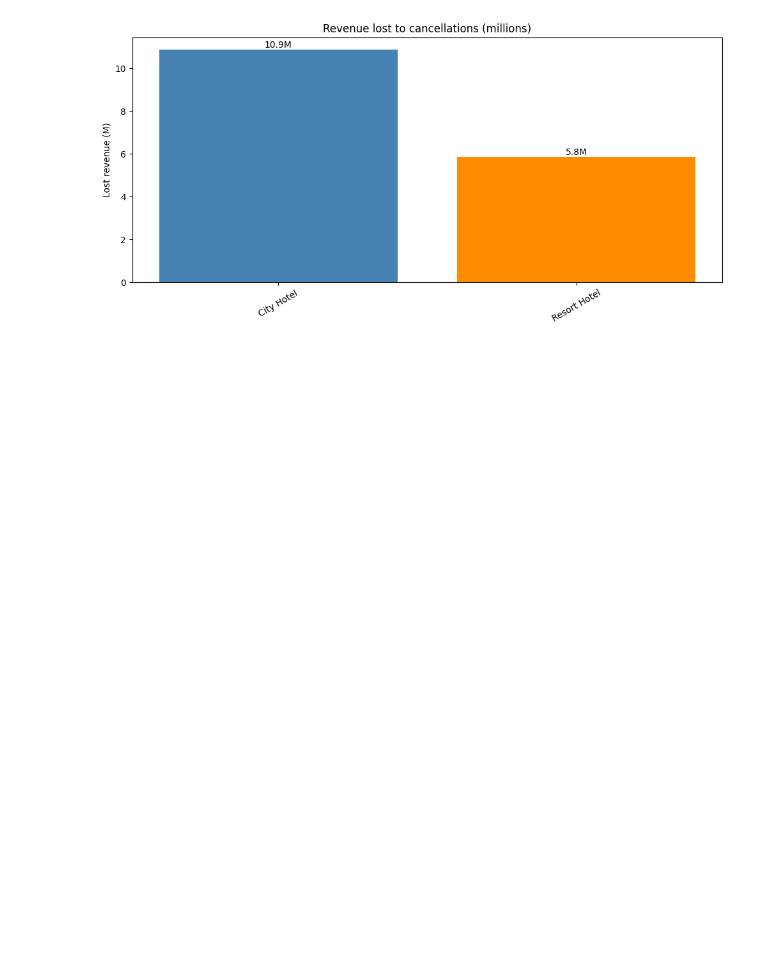
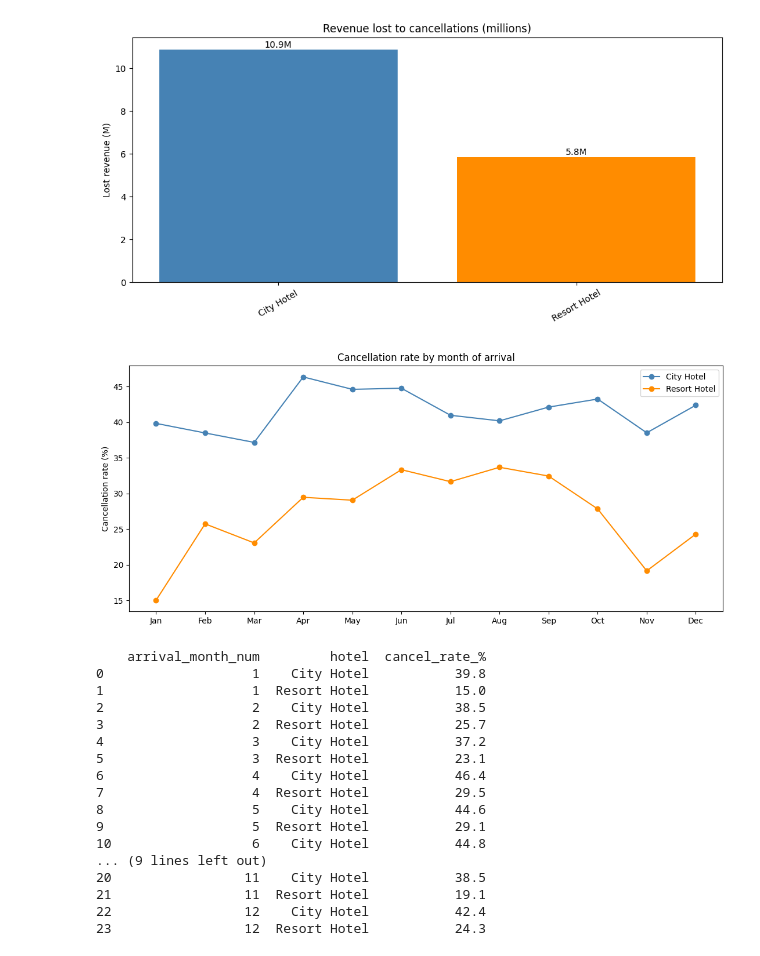
Before and after one commit to atticusptp-cloud/CAPSTONE, a Jupyter notebook: capstone_analysis.ipynb, the cells around one changed output. Saved outputs shown, nothing was run; the diff lists cells and outputs as text; code cells hidden in the pictures; blank space fills up the shorter version.

```diff
--- a/capstone_analysis.ipynb
+++ b/capstone_analysis.ipynb
@@ -342,3 +342,40 @@ bar_with_labels(hotel_kpis.index, hotel_kpis["lost_revenue"] / 1000000, "Revenue
 # %% [output]
 [figure]
 [figure]
+# %%
+# Cancellation rate by month of arrival, one line per hotel
+month_hotel = clean.groupby(["arrival_month_num", "hotel"])["is_canceled"].mean().reset_index()
+month_labels = ["Jan", "Feb", "Mar", "Apr", "May", "Jun", "Jul", "Aug", "Sep", "Oct", "Nov", "Dec"]
+
+plt.figure(figsize=(11, 5))
+for hotel_name, color in [("City Hotel", "steelblue"), ("Resort Hotel", "darkorange")]:
+    part = month_hotel[month_hotel["hotel"] == hotel_name]
+    plt.plot(part["arrival_month_num"], part["is_canceled"] * 100, marker="o", color=color, label=hotel_name)
+plt.xticks(range(1, 13), month_labels)
+plt.title("Cancellation rate by month of arrival")
+plt.ylabel("Cancellation rate (%)")
+plt.legend()
+plt.tight_layout()
+plt.show()
+
+month_hotel["cancel_rate_%"] = round(month_hotel["is_canceled"] * 100, 1)
+print(month_hotel[["arrival_month_num", "hotel", "cancel_rate_%"]])
+# %% [output]
+[figure, added]
+    arrival_month_num         hotel  cancel_rate_%
+0                   1    City Hotel           39.8
+1                   1  Resort Hotel           15.0
+2                   2    City Hotel           38.5
+3                   2  Resort Hotel           25.7
+4                   3    City Hotel           37.2
+5                   3  Resort Hotel           23.1
+6                   4    City Hotel           46.4
+7                   4  Resort Hotel           29.5
+8                   5    City Hotel           44.6
+9                   5  Resort Hotel           29.1
+10                  6    City Hotel           44.8
+... (9 lines left out)
+20                 11    City Hotel           38.5
+21                 11  Resort Hotel           19.1
+22                 12    City Hotel           42.4
+23                 12  Resort Hotel           24.3
```
Also changed, not shown: parts of 4 cells of this notebook.
